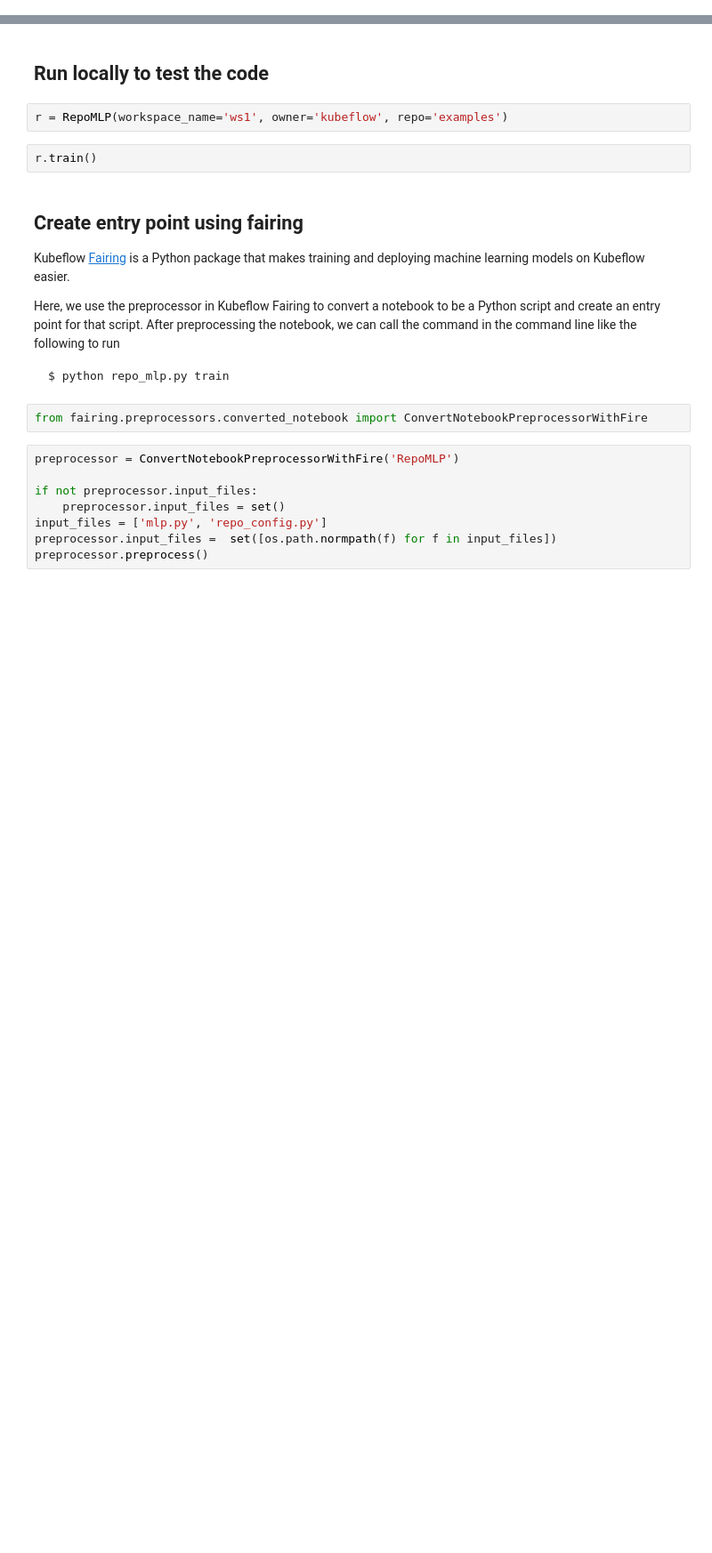
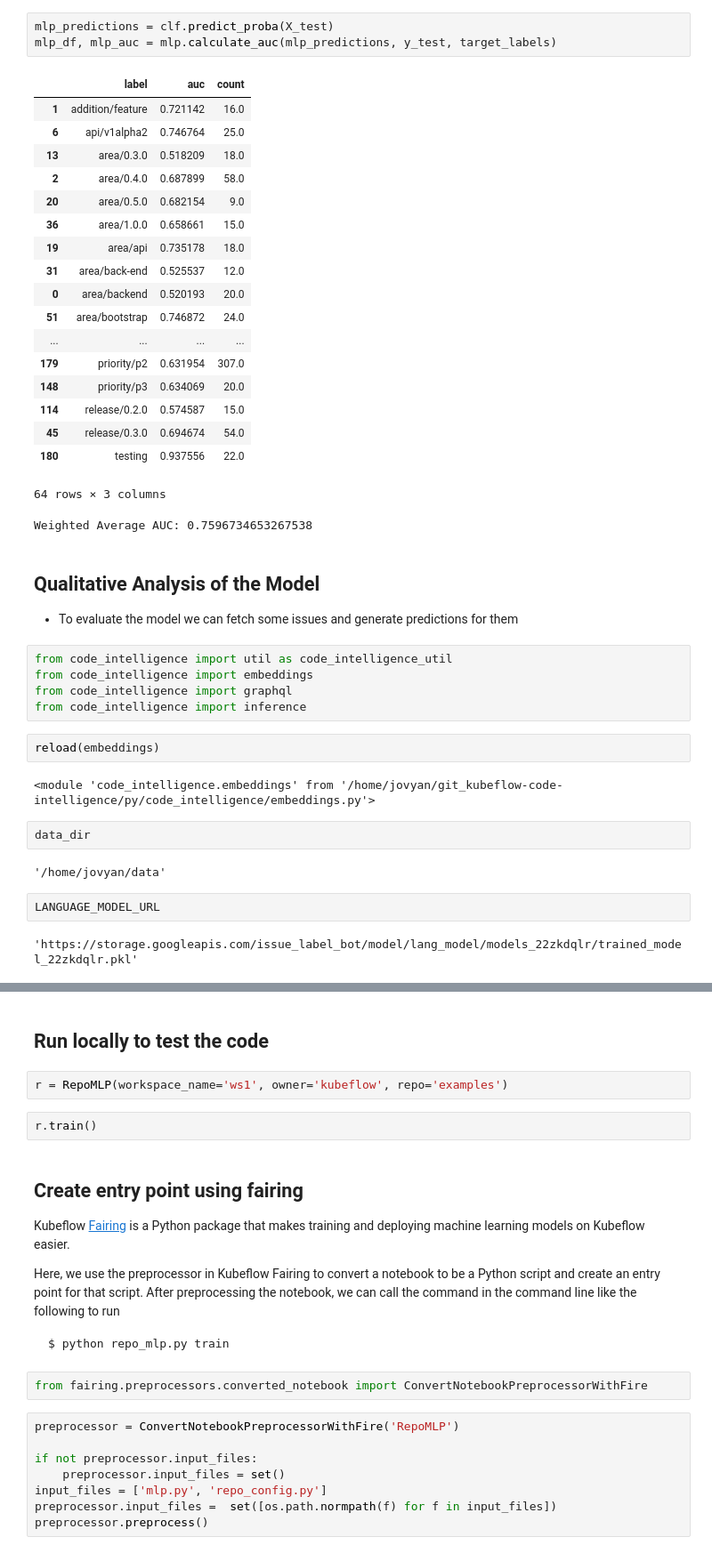
Before and after one commit to kubeflow/code-intelligence, a Jupyter notebook: Label_Microservice/notebooks/repo_mlp.ipynb, the cells around one changed output, grey strips where cells are left out. Shown at 89% size. Cells and saved outputs as stored; diff of their text form; blank space fills up the shorter version.

```diff
--- a/Label_Microservice/notebooks/repo_mlp.ipynb
+++ b/Label_Microservice/notebooks/repo_mlp.ipynb
@@ -21,0 +261,44 @@ import logging
+# %%
+mlp_predictions = clf.predict_proba(X_test)
+mlp_df, mlp_auc = mlp.calculate_auc(mlp_predictions, y_test, target_labels)
+# %% [output]
+|  | label | auc | count |
+| 1 | addition/feature | 0.721142 | 16.0 |
+| 6 | api/v1alpha2 | 0.746764 | 25.0 |
+| 13 | area/0.3.0 | 0.518209 | 18.0 |
+| 2 | area/0.4.0 | 0.687899 | 58.0 |
+| 20 | area/0.5.0 | 0.682154 | 9.0 |
+| 36 | area/1.0.0 | 0.658661 | 15.0 |
+| 19 | area/api | 0.735178 | 18.0 |
+| 31 | area/back-end | 0.525537 | 12.0 |
+| 0 | area/backend | 0.520193 | 20.0 |
+| 51 | area/bootstrap | 0.746872 | 24.0 |
+| ... | ... | ... | ... |
+| 179 | priority/p2 | 0.631954 | 307.0 |
+| 148 | priority/p3 | 0.634069 | 20.0 |
+| 114 | release/0.2.0 | 0.574587 | 15.0 |
+| 45 | release/0.3.0 | 0.694674 | 54.0 |
+| 180 | testing | 0.937556 | 22.0 |
+64 rows × 3 columns
+Weighted Average AUC: 0.7596734653267538
+# %% [markdown]
+## Qualitative Analysis of the Model
+
+* To evaluate the model we can fetch some issues and generate predictions for them
+# %%
+from code_intelligence import util as code_intelligence_util
+from code_intelligence import embeddings
+from code_intelligence import graphql
+from code_intelligence import inference
+# %%
+reload(embeddings)
+# %% [output]
+<module 'code_intelligence.embeddings' from '/home/jovyan/git_kubeflow-code-intelligence/py/code_intelligence/embeddings.py'>
+# %%
+data_dir
+# %% [output]
+'/home/jovyan/data'
+# %%
+LANGUAGE_MODEL_URL
+# %% [output]
+'https://storage.googleapis.com/issue_label_bot/model/lang_model/models_22zkdqlr/trained_model_22zkdqlr.pkl'
```
Also changed, not shown: parts of 64 cells of this notebook, 14 other files.
